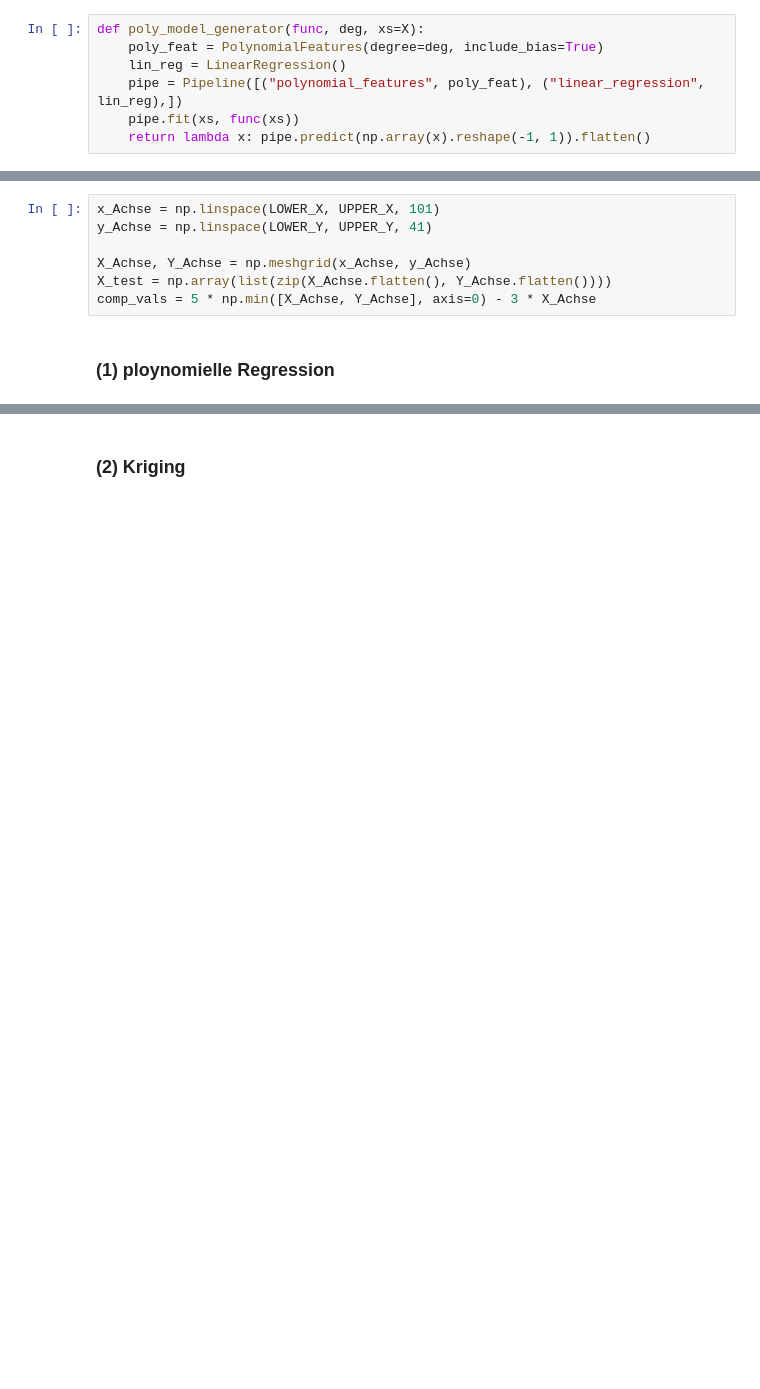
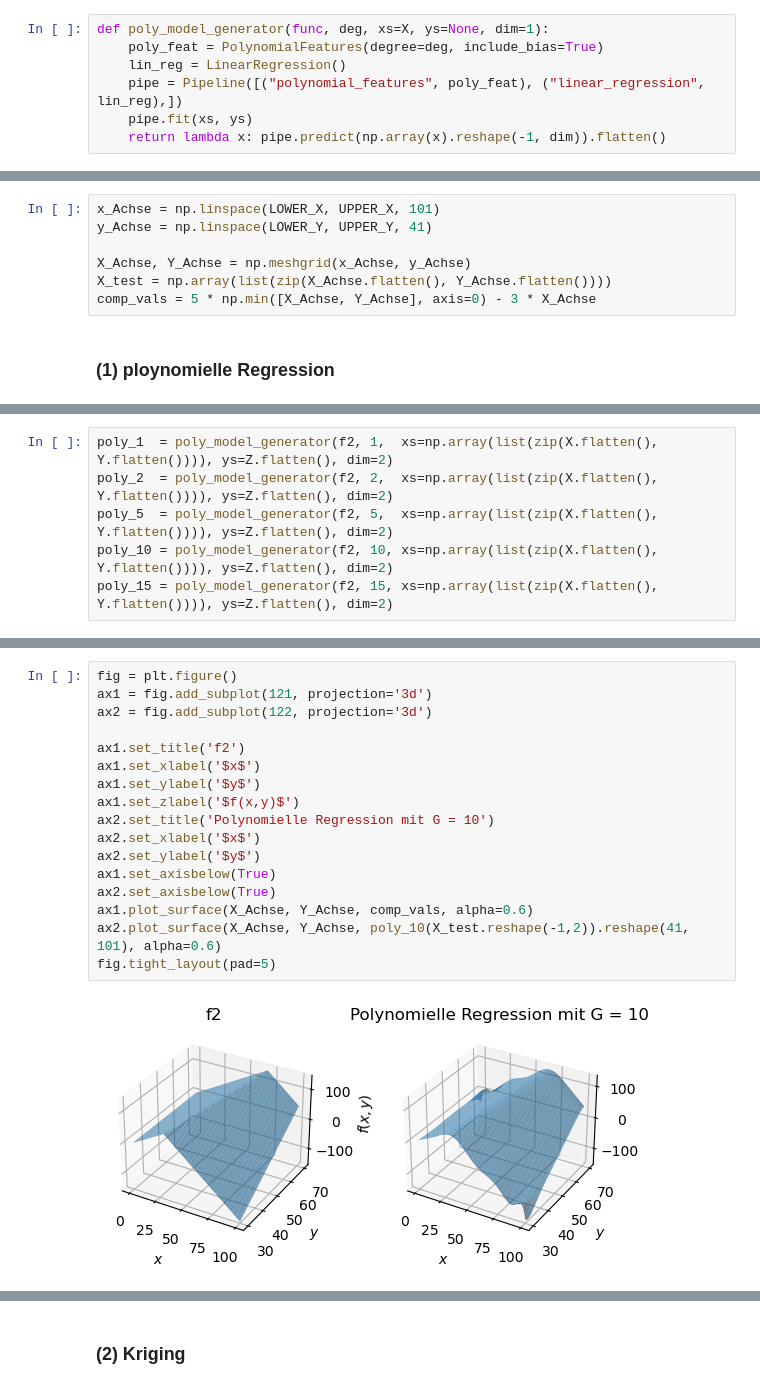
Before and after one commit to tobiaslotz/PO, a Jupyter notebook: PO_Blatt08.ipynb, the cells around one changed output, grey strips where cells are left out. Drawn from its saved outputs; the diff is of its cells as text; blank space fills up the shorter version.

```diff
--- a/PO_Blatt08.ipynb
+++ b/PO_Blatt08.ipynb
@@ -36,10 +36,10 @@ Text(0, 0.5, '$f(x)$')
 # %% [markdown]
 ### (1) Polynomielle Modelle
 # %%
-def poly_model_generator(func, deg, xs=X):
+def poly_model_generator(func, deg, xs=X, ys=None, dim=1):
     poly_feat = PolynomialFeatures(degree=deg, include_bias=True)
     lin_reg = LinearRegression()
     pipe = Pipeline([("polynomial_features", poly_feat), ("linear_regression", lin_reg),])
-    pipe.fit(xs, func(xs))
-    return lambda x: pipe.predict(np.array(x).reshape(-1, 1)).flatten()
+    pipe.fit(xs, ys)
+    return lambda x: pipe.predict(np.array(x).reshape(-1, dim)).flatten()
 # %%
@@ -367,0 +372,6 @@ comp_vals = 5 * np.min([X_Achse, Y_Achse], axis=0) - 3 * X_Achse
+# %%
+poly_1  = poly_model_generator(f2, 1,  xs=np.array(list(zip(X.flatten(), Y.flatten()))), ys=Z.flatten(), dim=2)
+poly_2  = poly_model_generator(f2, 2,  xs=np.array(list(zip(X.flatten(), Y.flatten()))), ys=Z.flatten(), dim=2)
+poly_5  = poly_model_generator(f2, 5,  xs=np.array(list(zip(X.flatten(), Y.flatten()))), ys=Z.flatten(), dim=2)
+poly_10 = poly_model_generator(f2, 10, xs=np.array(list(zip(X.flatten(), Y.flatten()))), ys=Z.flatten(), dim=2)
+poly_15 = poly_model_generator(f2, 15, xs=np.array(list(zip(X.flatten(), Y.flatten()))), ys=Z.flatten(), dim=2)
@@ -367,0 +393,19 @@ comp_vals = 5 * np.min([X_Achse, Y_Achse], axis=0) - 3 * X_Achse
+# %%
+fig = plt.figure()
+ax1 = fig.add_subplot(121, projection='3d')
+ax2 = fig.add_subplot(122, projection='3d')
+
+ax1.set_title('f2')
+ax1.set_xlabel('$x$')
+ax1.set_ylabel('$y$')
+ax1.set_zlabel('$f(x,y)$')
+ax2.set_title('Polynomielle Regression mit G = 10')
+ax2.set_xlabel('$x$')
+ax2.set_ylabel('$y$')
+ax1.set_axisbelow(True)
+ax2.set_axisbelow(True)
+ax1.plot_surface(X_Achse, Y_Achse, comp_vals, alpha=0.6)
+ax2.plot_surface(X_Achse, Y_Achse, poly_10(X_test.reshape(-1,2)).reshape(41, 101), alpha=0.6)
+fig.tight_layout(pad=5)
+# %% [output]
+[figure, added]
```
Also changed, not shown: parts of 7 cells of this notebook.
